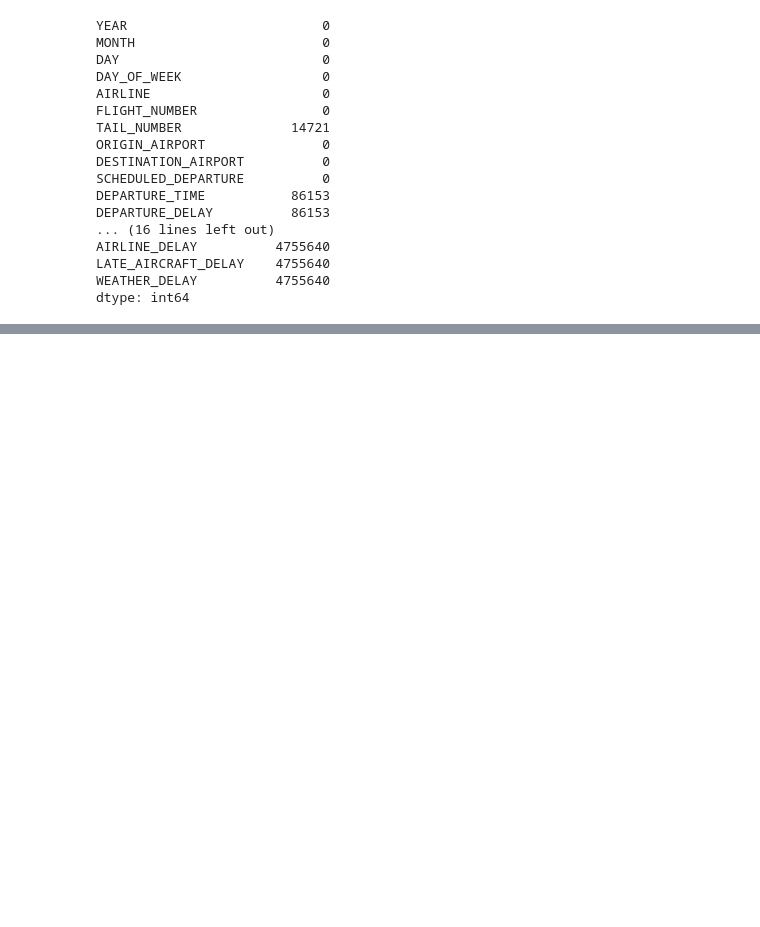
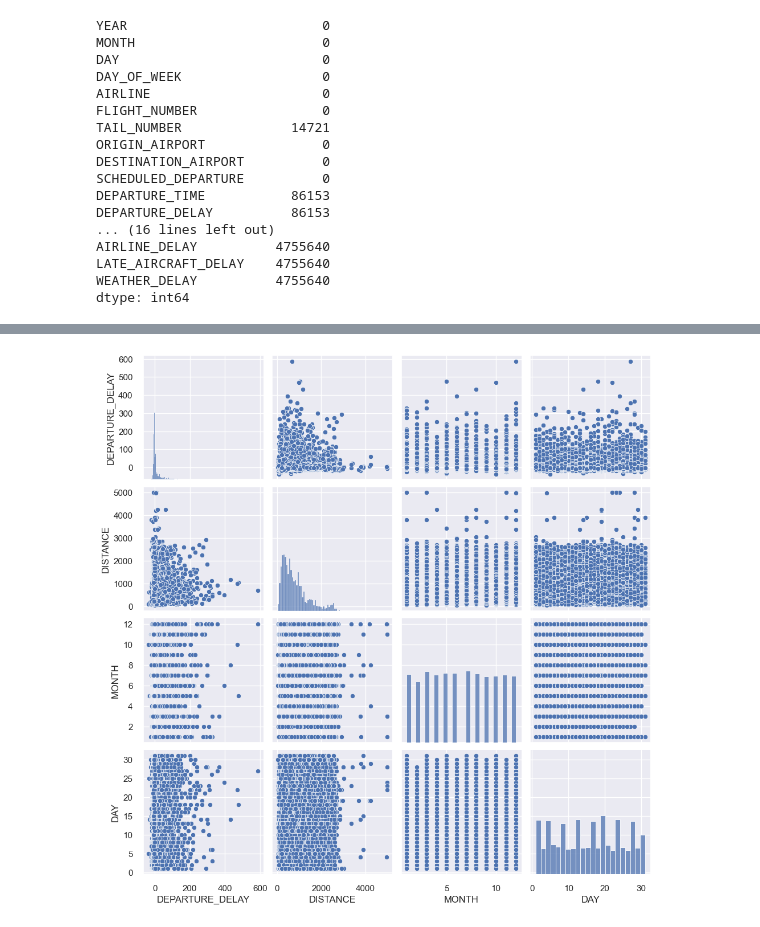
Before and after one commit to JoaoDario632/implementa-o-Segunda-Avaliacao-Girotto, a Jupyter notebook: projeto_modelagem_inicial.ipynb, the cells around one changed output, grey strips where cells are left out. Cells and saved outputs as stored; diff of their text form; code cells hidden in the pictures; blank space fills up the shorter version.

```diff
--- a/projeto_modelagem_inicial.ipynb
+++ b/projeto_modelagem_inicial.ipynb
@@ -91,0 +102,7 @@ df['DEPARTURE_DELAY'].hist(bins=50)
+# %%
+df_sample = df[['DEPARTURE_DELAY','DISTANCE','MONTH','DAY']].sample(10_000, random_state=42)
+
+sns.pairplot(df_sample)
+plt.show()
+# %% [output]
+[figure, added]
```
Also changed, not shown: parts of 8 cells of this notebook.
